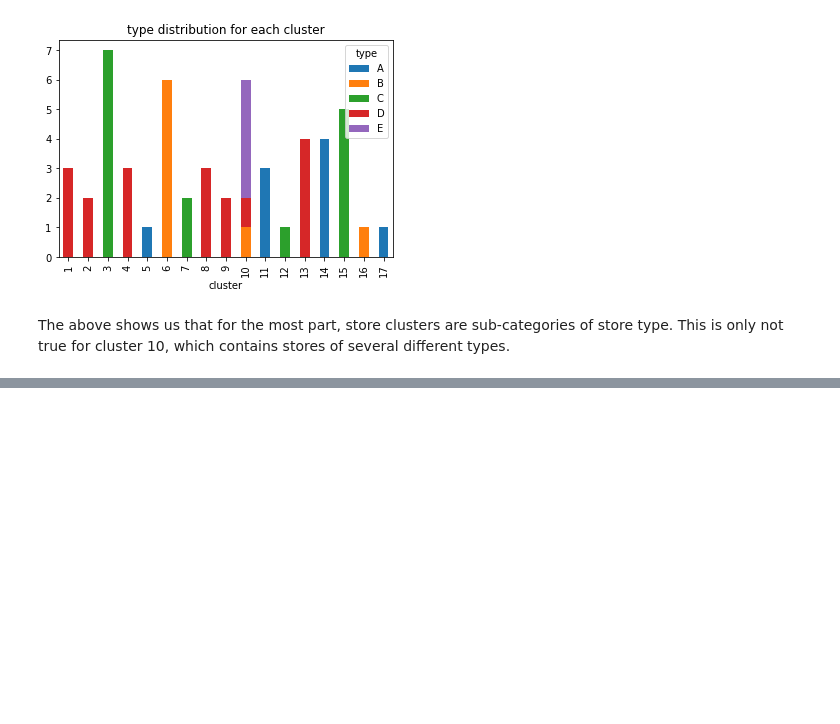
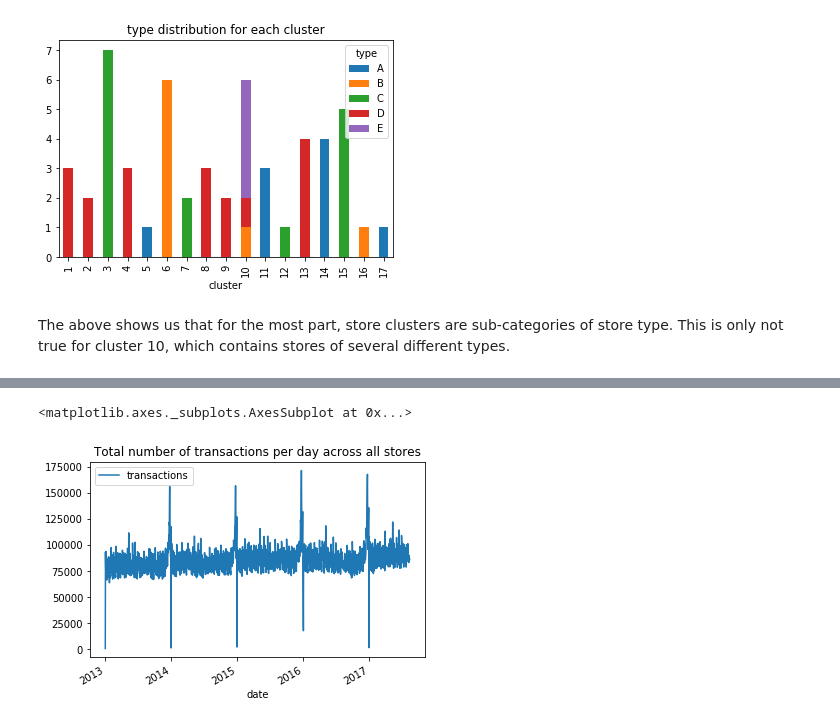
Before and after one commit to jandress94/grocery_sales, a Jupyter notebook: exploration/exploration.ipynb, the cells around one changed output, grey strips where cells are left out. Drawn from its saved outputs; the diff is of its cells as text; code cells hidden in the pictures; blank space fills up the shorter version.

```diff
--- a/exploration/exploration.ipynb
+++ b/exploration/exploration.ipynb
@@ -523,0 +559,8 @@ The above shows us that for the most part, store clusters are sub-categories of
+# %%
+# load in the transactions data
+transaction_df = pd.read_csv('../input/transactions.csv', header = 0 , index_col = ['date', 'store_nbr'], parse_dates = ['date'])
+
+print("Number of rows: %d\n" % (len(transaction_df)))
+print("Columns: %s\n" % (transaction_df.columns))
+print("Data types:\n%s\n" % (transaction_df.dtypes))
+print("Column has missing values:\n%s\n" % (transaction_df.isnull().any()))
@@ -523,0 +590,5 @@ The above shows us that for the most part, store clusters are sub-categories of
+# %%
+transaction_df.groupby(level=0).sum().plot(title = "Total number of transactions per day across all stores")
+# %% [output]
+<matplotlib.axes._subplots.AxesSubplot at 0x...>
+[figure, added]
```
Also changed, not shown: parts of 11 cells of this notebook, 3 other files.
